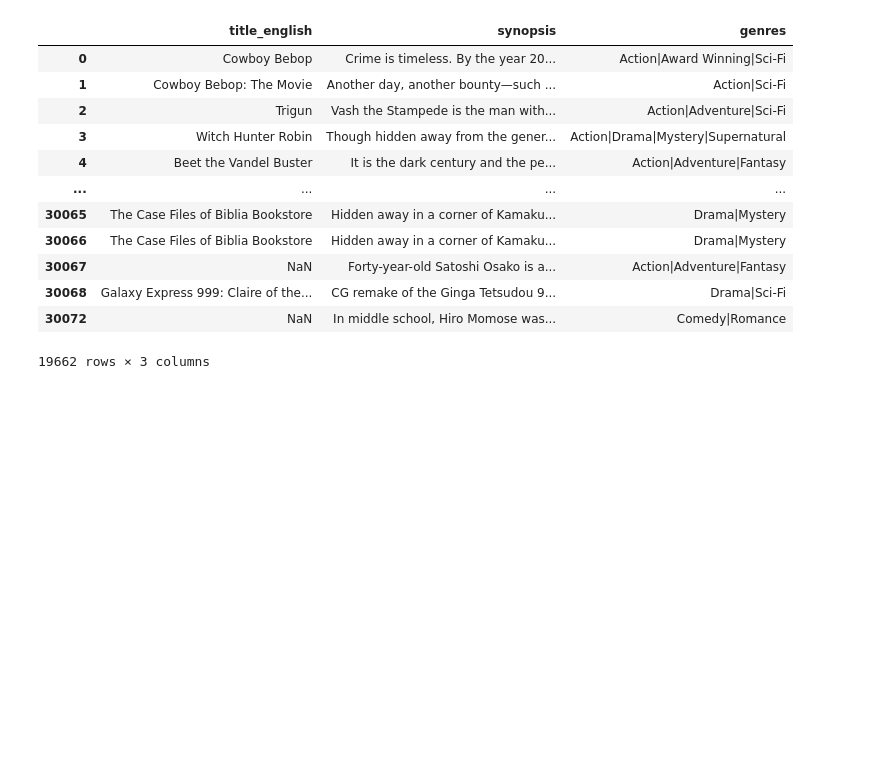
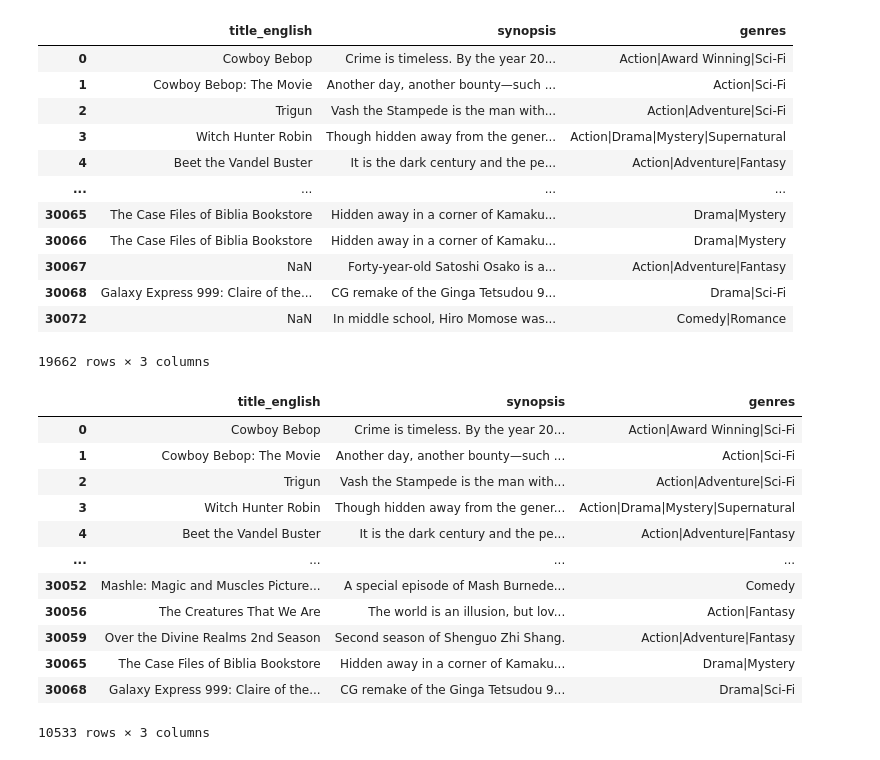
Before and after one commit to smleek/final_project, a Jupyter notebook: cleaning.ipynb, the cells around one changed output. Drawn from its saved outputs; the diff is of its cells as text; code cells hidden in the pictures; blank space fills up the shorter version.

```diff
--- a/cleaning.ipynb
+++ b/cleaning.ipynb
@@ -72,6 +72,24 @@ df
 | 30068 | Galaxy Express 999: Claire of the... | CG remake of the Ginga Tetsudou 9... | Drama|Sci-Fi |
 | 30072 | NaN | In middle school, Hiro Momose was... | Comedy|Romance |
 19662 rows × 3 columns
+# %%
+df = df.drop_duplicates(subset = "title_english")
+df = df.drop_duplicates(subset = "synopsis")
+df
+# %% [output]
+|  | title_english | synopsis | genres |
+| 0 | Cowboy Bebop | Crime is timeless. By the year 20... | Action|Award Winning|Sci-Fi |
+| 1 | Cowboy Bebop: The Movie | Another day, another bounty—such ... | Action|Sci-Fi |
+| 2 | Trigun | Vash the Stampede is the man with... | Action|Adventure|Sci-Fi |
+| 3 | Witch Hunter Robin | Though hidden away from the gener... | Action|Drama|Mystery|Supernatural |
+| 4 | Beet the Vandel Buster | It is the dark century and the pe... | Action|Adventure|Fantasy |
+| ... | ... | ... | ... |
+| 30052 | Mashle: Magic and Muscles Picture... | A special episode of Mash Burnede... | Comedy |
+| 30056 | The Creatures That We Are | The world is an illusion, but lov... | Action|Fantasy |
+| 30059 | Over the Divine Realms 2nd Season | Second season of Shenguo Zhi Shang. | Action|Adventure|Fantasy |
+| 30065 | The Case Files of Biblia Bookstore | Hidden away in a corner of Kamaku... | Drama|Mystery |
+| 30068 | Galaxy Express 999: Claire of the... | CG remake of the Ginga Tetsudou 9... | Drama|Sci-Fi |
+10533 rows × 3 columns
 # %%
 # replace missing titles with... should I AI-generate new titles? or google what the titles are supposed to be
 # df[df['Age'] > 30]
```
Also changed, not shown: parts of 3 cells of this notebook, 2 other files.
